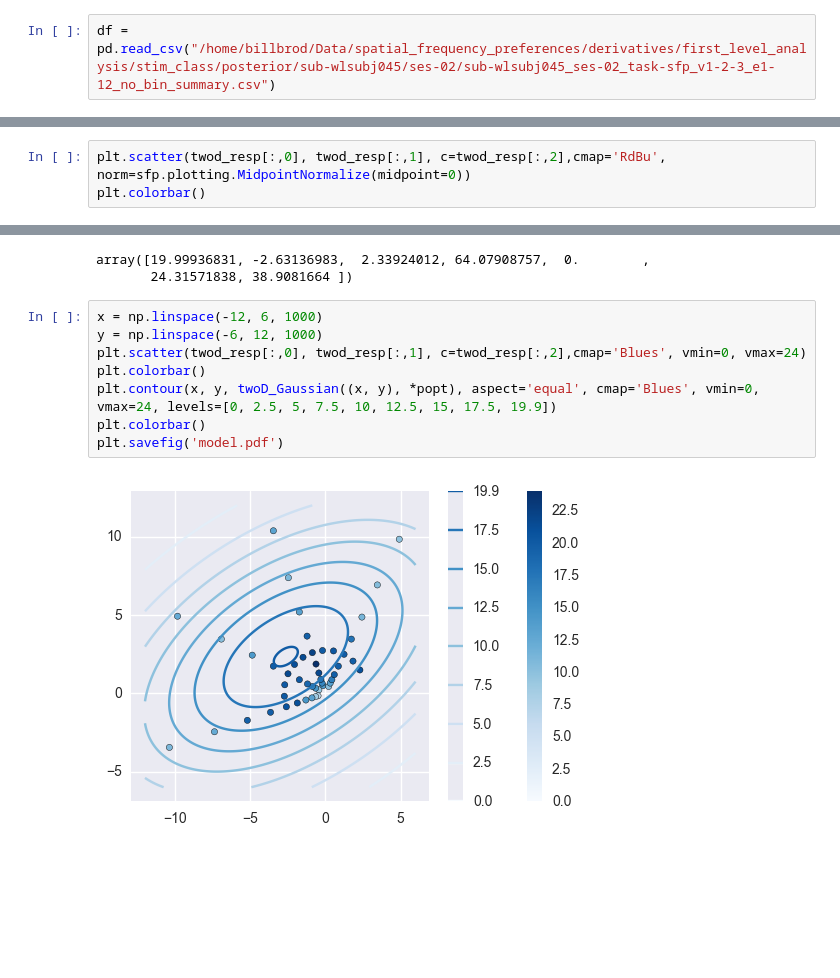
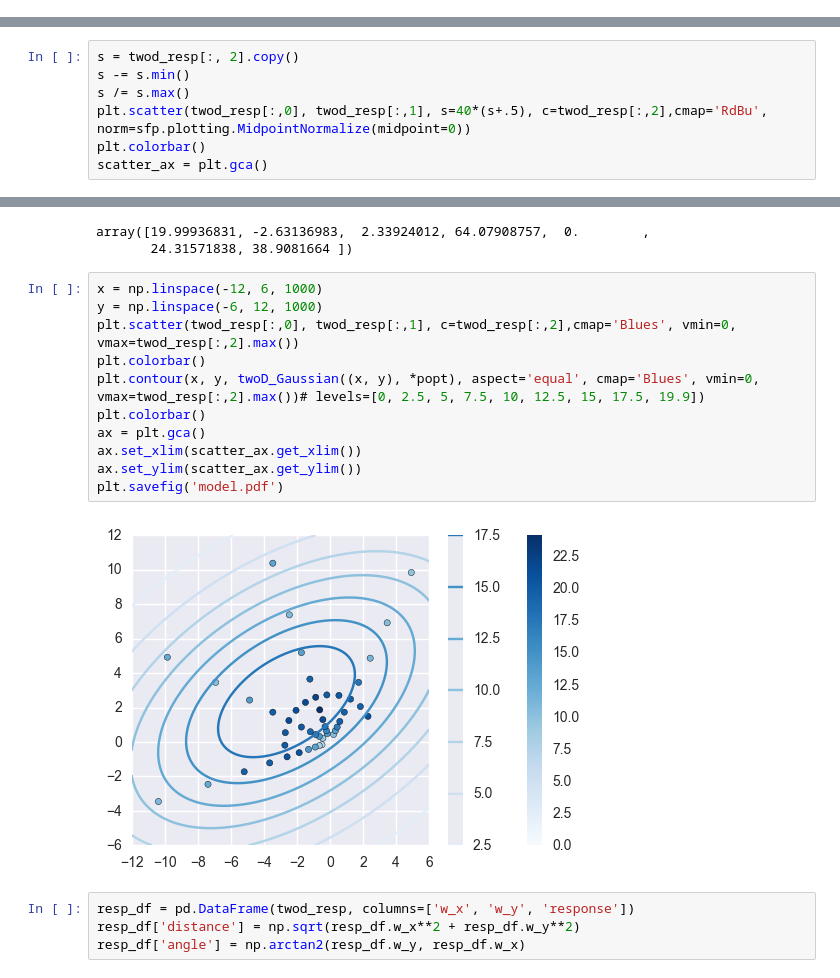
Before and after one commit to billbrod/spatial-frequency-preferences, a Jupyter notebook: notebooks/05-Model.ipynb, the cells around one changed output, grey strips where cells are left out. Cells and saved outputs as stored; diff of their text form; blank space fills up the shorter version.

```diff
--- a/notebooks/05-Model.ipynb
+++ b/notebooks/05-Model.ipynb
@@ -15,2 +20,0 @@ from scipy import optimize as opt
-# %%
-df = pd.read_csv("/home/billbrod/Data/spatial_frequency_preferences/derivatives/first_level_analysis/stim_class/posterior/sub-wlsubj045/ses-02/sub-wlsubj045_ses-02_task-sfp_v1-2-3_e1-12_no_bin_summary.csv")
@@ -35,6 +52,10 @@ for i, row in voxel_df.iterrows():
     twod_resp.append((dx.flatten()[flattened_idx], dy.flatten()[flattened_idx], row.amplitude_estimate_median))
 twod_resp = np.array(twod_resp)
 # %%
-plt.scatter(twod_resp[:,0], twod_resp[:,1], c=twod_resp[:,2],cmap='RdBu', norm=sfp.plotting.MidpointNormalize(midpoint=0))
+s = twod_resp[:, 2].copy()
+s -= s.min()
+s /= s.max()
+plt.scatter(twod_resp[:,0], twod_resp[:,1], s=40*(s+.5), c=twod_resp[:,2],cmap='RdBu', norm=sfp.plotting.MidpointNormalize(midpoint=0))
 plt.colorbar()
+scatter_ax = plt.gca()
 # %% [output]
@@ -64,10 +84,17 @@ array([19.99936831, -2.63136983,  2.33924012, 64.07908757,  0.        ,
 # %%
 x = np.linspace(-12, 6, 1000)
 y = np.linspace(-6, 12, 1000)
-plt.scatter(twod_resp[:,0], twod_resp[:,1], c=twod_resp[:,2],cmap='Blues', vmin=0, vmax=24)
+plt.scatter(twod_resp[:,0], twod_resp[:,1], c=twod_resp[:,2],cmap='Blues', vmin=0, vmax=twod_resp[:,2].max())
 plt.colorbar()
-plt.contour(x, y, twoD_Gaussian((x, y), *popt), aspect='equal', cmap='Blues', vmin=0, vmax=24, levels=[0, 2.5, 5, 7.5, 10, 12.5, 15, 17.5, 19.9])
+plt.contour(x, y, twoD_Gaussian((x, y), *popt), aspect='equal', cmap='Blues', vmin=0, vmax=twod_resp[:,2].max())# levels=[0, 2.5, 5, 7.5, 10, 12.5, 15, 17.5, 19.9])
 plt.colorbar()
+ax = plt.gca()
+ax.set_xlim(scatter_ax.get_xlim())
+ax.set_ylim(scatter_ax.get_ylim())
 plt.savefig('model.pdf')
 # %% [output]
-[figure, old version]
+[figure, new version]
+# %%
+resp_df = pd.DataFrame(twod_resp, columns=['w_x', 'w_y', 'response'])
+resp_df['distance'] = np.sqrt(resp_df.w_x**2 + resp_df.w_y**2)
+resp_df['angle'] = np.arctan2(resp_df.w_y, resp_df.w_x)
```
Also changed, not shown: parts of 9 cells of this notebook, 1 other file.
